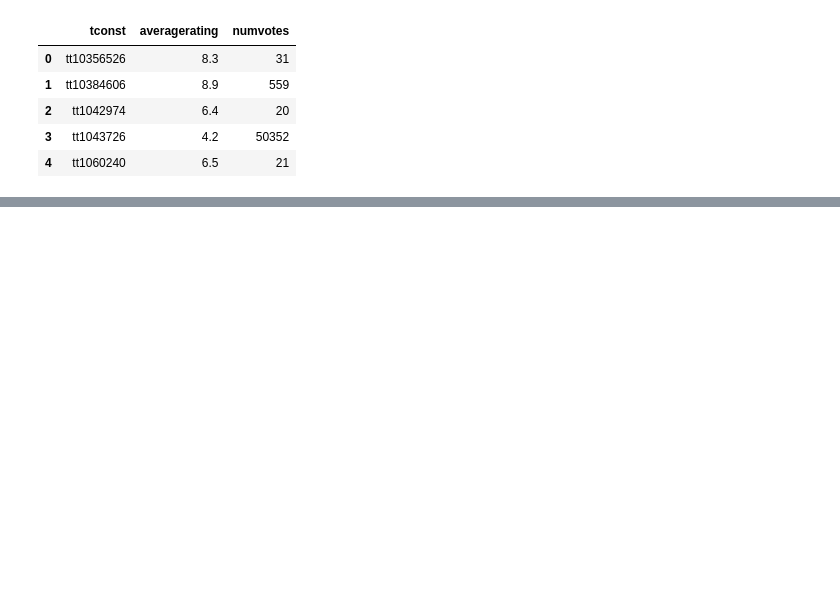
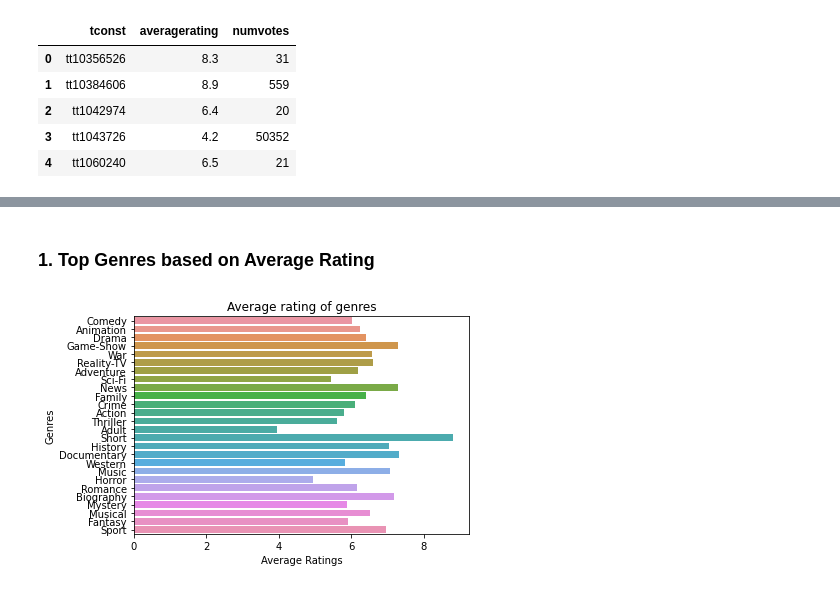
Before and after one commit to AswathiSasikumar/King-County-House-Sales-, a Jupyter notebook: dsc-phase1-project-template.ipynb, the cells around one changed output, grey strips where cells are left out. Saved outputs shown, nothing was run; the diff lists cells and outputs as text; code cells hidden in the pictures; blank space fills up the shorter version.

```diff
--- a/dsc-phase1-project-template.ipynb
+++ b/dsc-phase1-project-template.ipynb
@@ -369,0 +277,5 @@ Questions to consider:
+# %%
+#To remove the rows with null values in runtime_minutes column and genres column-IMDB merged dataset
+imdb_merged.dropna(inplace=True)
+imdb_merged.columns =imdb_merged.columns.str.title()
+imdb_merged.info()
@@ -369,0 +298,8 @@ Questions to consider:
+# %%
+gen={i.strip() for i in np.hstack(imdb_merged['Genres'].map(lambda x:x.split(',')))}
+for c in gen:
+    imdb_merged[c] = 0
+
+for index, row in imdb_merged.iterrows():
+    for g in row['Genres'].split(','):
+        imdb_merged.at[index,g] = 1
@@ -369,0 +391,20 @@ Questions to consider:
+# %% [markdown]
+### 1. Top Genres based on Average Rating
+# %%
+# To find Top Rated genres
+x_values = gen
+y_values = {}
+for x in x_values:
+   y_values[x] = imdb_merged[imdb_merged[x] == 1]['Averagerating'].mean()
+# %%
+# To plot genres based on average rating to find the top rated genres
+
+genres_names = list(y_values.keys())
+genres_rating = list(y_values.values())
+sns.barplot(x = genres_rating,y = genres_names)
+plt.xlabel("Average Ratings")
+plt.ylabel("Genres")
+plt.title("Average rating of genres")
+plt.show()
+# %% [output]
+[figure, added]
```
Also changed, not shown: parts of 89 cells of this notebook, 5 other files.
